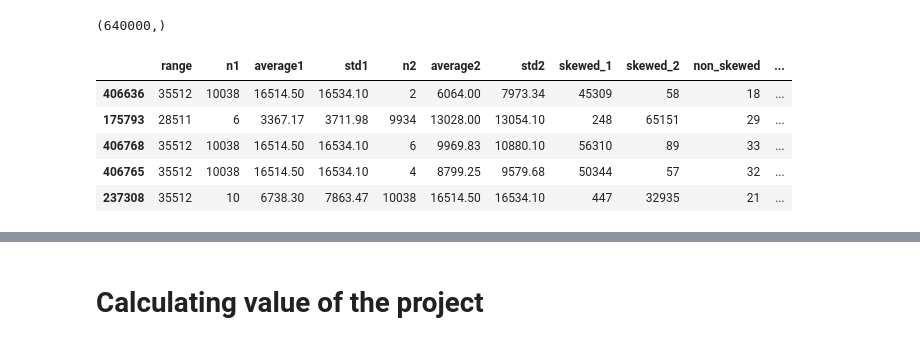
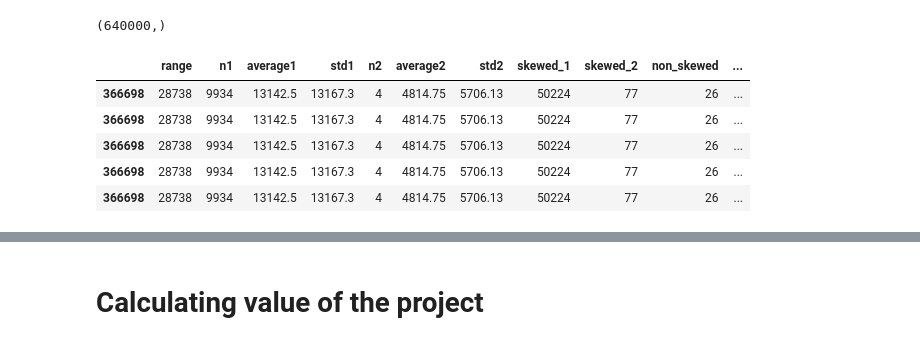
Before and after one commit to piotte13/AI-for-Set-Operations, a Jupyter notebook: Machine Learning/ML Benchmarks.ipynb, the cells around one changed output, grey strips where cells are left out. Cells and saved outputs as stored; diff of their text form; code cells hidden in the pictures.

```diff
--- a/Machine Learning/ML Benchmarks.ipynb
+++ b/Machine Learning/ML Benchmarks.ipynb
@@ -52,17 +53,23 @@ get_cyTimes().shape
 # %% [output]
 (640000,)
 # %%
-dataset = dataset.assign(gain=[float(max(a)) / min(a) for a in get_ys()])
-dataset = dataset[dataset.gain > 2]
-dataset = dataset.sort_values(by=['gain'], ascending=False)
-dataset.head()
+def get_gain_dataset(d):
+    d2 = d.assign(gain=[float(max(a)) / min(a) for a in get_ys(d)])
+    d2 = d2[d2.gain > 2]
+    reps = [int(math.log(x, 2)) for x in d2.gain]
+    d2 = d2.loc[np.repeat(d2.index.values, reps)]
+    d2 = d2.sort_values(by=['gain'], ascending=False)
+    return d2
-# %% [output]
-|  | range | n1 | average1 | std1 | n2 | average2 | std2 | skewed_1 | skewed_2 | non_skewed | ... |
-| 406636 | 35512 | 10038 | 16514.50 | 16534.10 | 2 | 6064.00 | 7973.34 | 45309 | 58 | 18 | ... |
-| 175793 | 28511 | 6 | 3367.17 | 3711.98 | 9934 | 13028.00 | 13054.10 | 248 | 65151 | 29 | ... |
-| 406768 | 35512 | 10038 | 16514.50 | 16534.10 | 6 | 9969.83 | 10880.10 | 56310 | 89 | 33 | ... |
-| 406765 | 35512 | 10038 | 16514.50 | 16534.10 | 4 | 8799.25 | 9579.68 | 50344 | 57 | 32 | ... |
-| 237308 | 35512 | 10 | 6738.30 | 7863.47 | 10038 | 16514.50 | 16534.10 | 447 | 32935 | 21 | ... |
+# %%
+gain_dataset = get_gain_dataset(dataset)
+gain_dataset.head()
+# %% [output]
+|  | range | n1 | average1 | std1 | n2 | average2 | std2 | skewed_1 | skewed_2 | non_skewed | ... |
+| 366698 | 28738 | 9934 | 13142.5 | 13167.3 | 4 | 4814.75 | 5706.13 | 50224 | 77 | 26 | ... |
+| 366698 | 28738 | 9934 | 13142.5 | 13167.3 | 4 | 4814.75 | 5706.13 | 50224 | 77 | 26 | ... |
+| 366698 | 28738 | 9934 | 13142.5 | 13167.3 | 4 | 4814.75 | 5706.13 | 50224 | 77 | 26 | ... |
+| 366698 | 28738 | 9934 | 13142.5 | 13167.3 | 4 | 4814.75 | 5706.13 | 50224 | 77 | 26 | ... |
+| 366698 | 28738 | 9934 | 13142.5 | 13167.3 | 4 | 4814.75 | 5706.13 | 50224 | 77 | 26 | ... |
 # %%
 from scipy.stats import norm
 sns.set();
```
Also changed, not shown: parts of 30 cells of this notebook, 9 other files.
